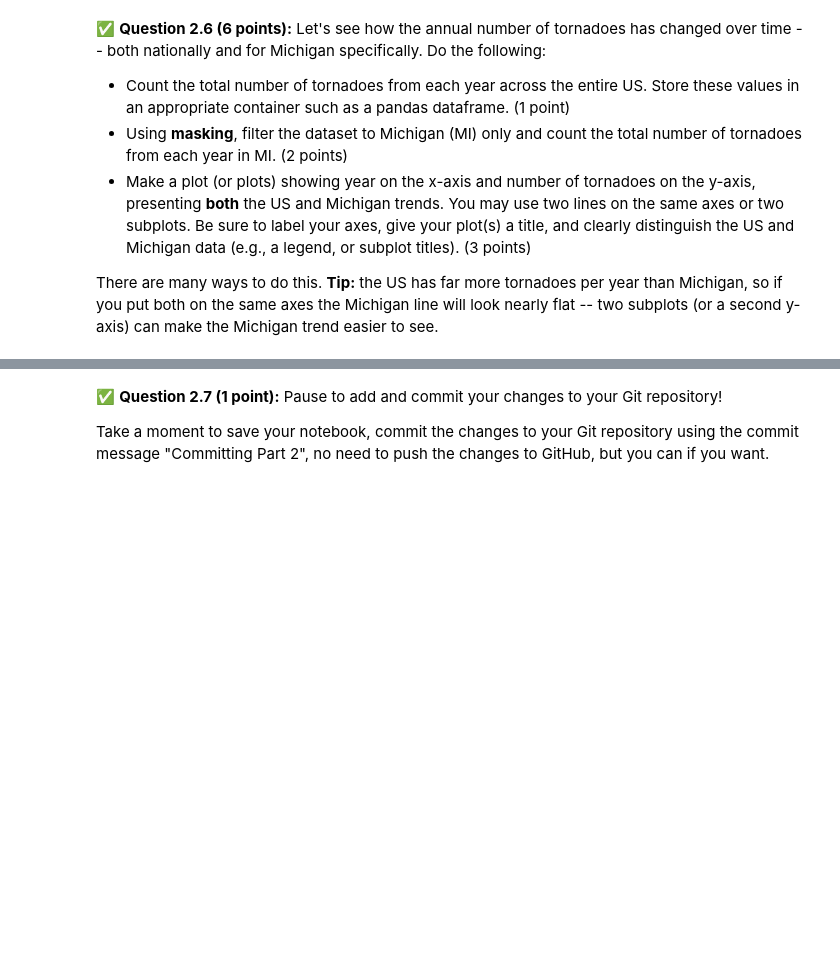
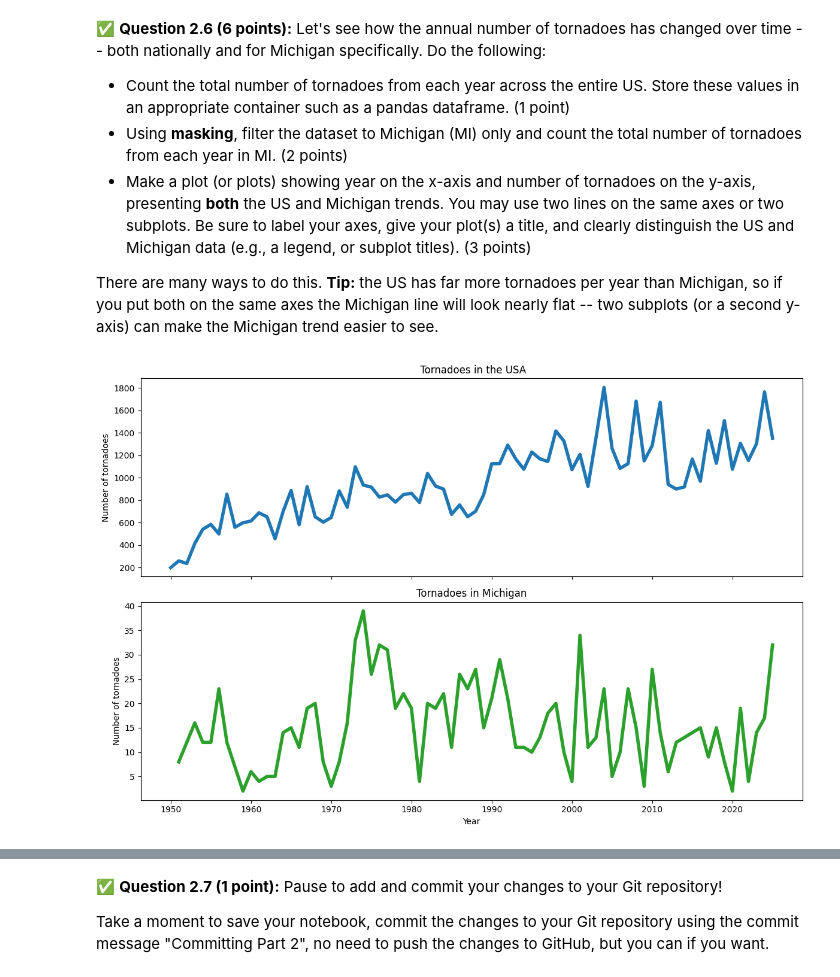
Before and after one commit to beayldz/CMSE202-f26-turnin, a Jupyter notebook: hw-01/HW01-GitPandasPackagesClasses-BeraAyyildiz.ipynb, the cells around one changed output, grey strips where cells are left out. Drawn from its saved outputs; the diff is of its cells as text; code cells hidden in the pictures; blank space fills up the shorter version.

```diff
--- a/hw-01/HW01-GitPandasPackagesClasses-BeraAyyildiz.ipynb
+++ b/hw-01/HW01-GitPandasPackagesClasses-BeraAyyildiz.ipynb
@@ -304,0 +374,5 @@ There are many ways to do this.  For example, you could use masking and loops.
+# %%
+# Put your code here
+# First we correctly load the data in:
+data_fixed = pd.read_csv("../1950-2025_actual_tornadoes.csv",
+                 dtype={"om": str, "edat": str, "etime": str})
@@ -319,3 +440,39 @@ There are many ways to do this. **Tip:** the US has far more tornadoes per year
+# %%
+# Put your code here
+tornado_exist = data_fixed["sn"] == 1
+
+us_yearly = (
+    data_fixed[tornado_exist]
+    .groupby("yr")
+    .size()
+    .rename("us_tornadoes")
+    .to_frame()
+)
+
+mi_mask = (data_fixed["st"] == "MI") & tornado_exist
+mi_yearly = (
+    data_fixed[mi_mask]
+    .groupby("yr")
+    .size()
+    .rename("mi_tornadoes")
+    .to_frame()
+)
+# %%
+fig, (ax1, ax2) = plt.subplots(2, 1, figsize=(12, 8),  sharex=True)
+
+ax1.plot(us_yearly.index, us_yearly["us_tornadoes"],lw=4, color="tab:blue")
+ax1.set_title(" Tornadoes in the USA")
+ax1.set_ylabel("Number of tornadoes")
+
+ax2.plot(mi_yearly.index, mi_yearly["mi_tornadoes"],lw=4, color="tab:green")
+ax2.set_title("Tornadoes in Michigan")
+ax2.set_xlabel("Year")
+ax2.set_ylabel("Number of tornadoes")
+
+plt.tight_layout()
+plt.show()
+# %% [output]
+[figure, added]
 # %% [markdown]
 <!-- END QUESTION -->
 <!-- DO NOT MODIFY OR DELETE THIS CELL. Make sure your solution to the question above is in the cell(s) above this one. -->
```
Also changed, not shown: parts of 27 cells of this notebook.
